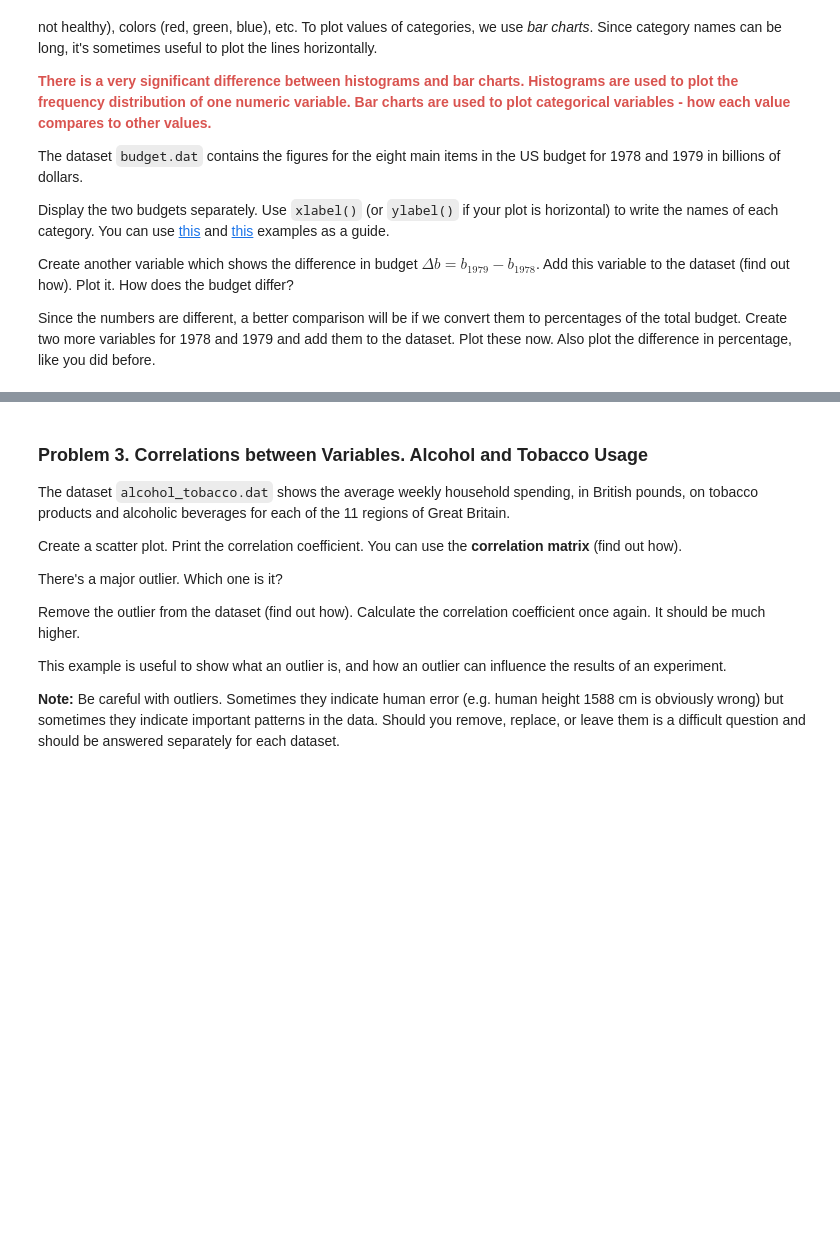
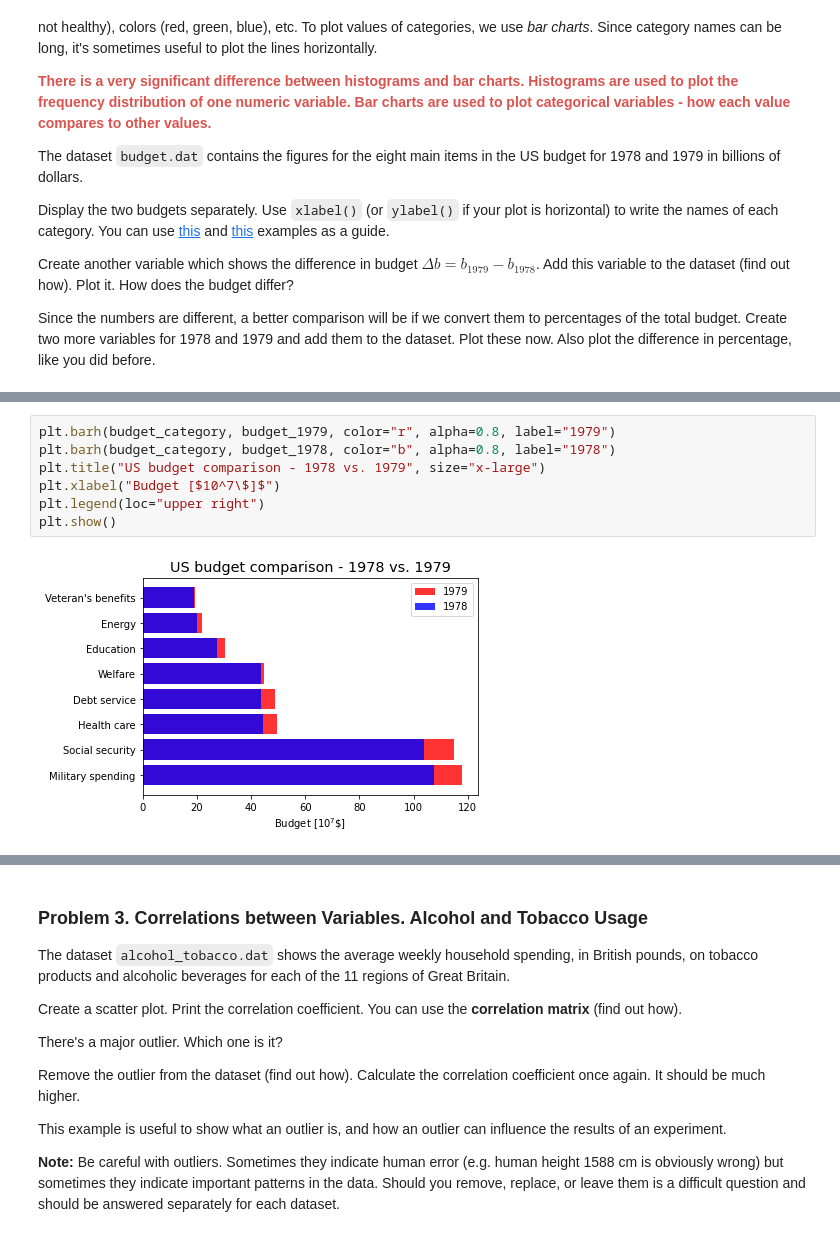
Before and after one commit to momchilantonov/SoftUni-Math-Concepts-For-Developers-February-2021, a Jupyter notebook: Statistics/Homework/Statistics Exercise.ipynb, the cells around one changed output, grey strips where cells are left out. Drawn from its saved outputs; the diff is of its cells as text; blank space fills up the shorter version.

```diff
--- a/Statistics/Homework/Statistics Exercise.ipynb
+++ b/Statistics/Homework/Statistics Exercise.ipynb
@@ -137,0 +156,9 @@ Since the numbers are different, a better comparison will be if we convert them
+# %%
+plt.barh(budget_category, budget_1979, color="r", alpha=0.8, label="1979")
+plt.barh(budget_category, budget_1978, color="b", alpha=0.8, label="1978")
+plt.title("US budget comparison - 1978 vs. 1979", size="x-large")
+plt.xlabel("Budget [$10^7\$]$")
+plt.legend(loc="upper right")
+plt.show()
+# %% [output]
+[figure, added]
```
Also changed, not shown: parts of 22 cells of this notebook.
